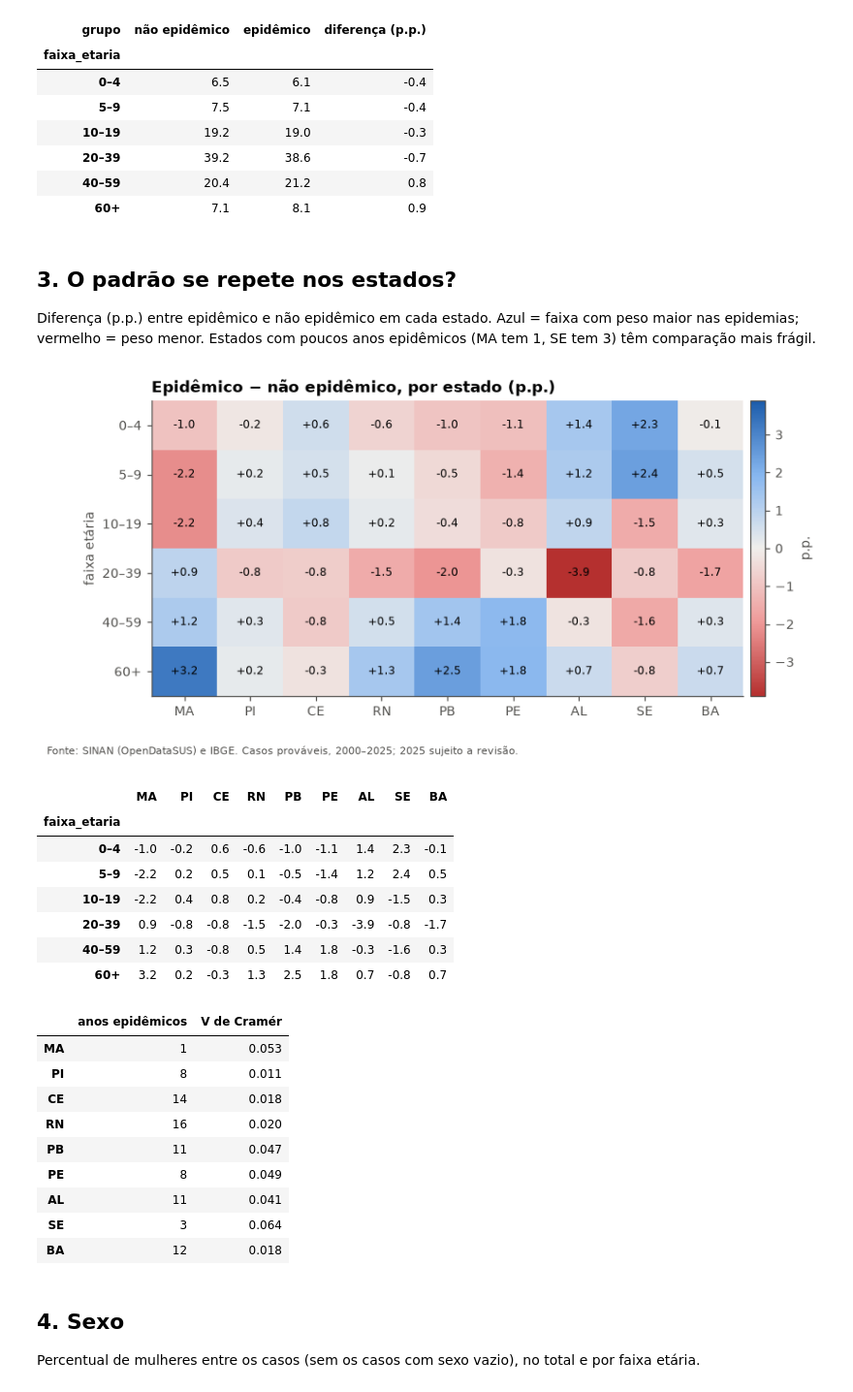
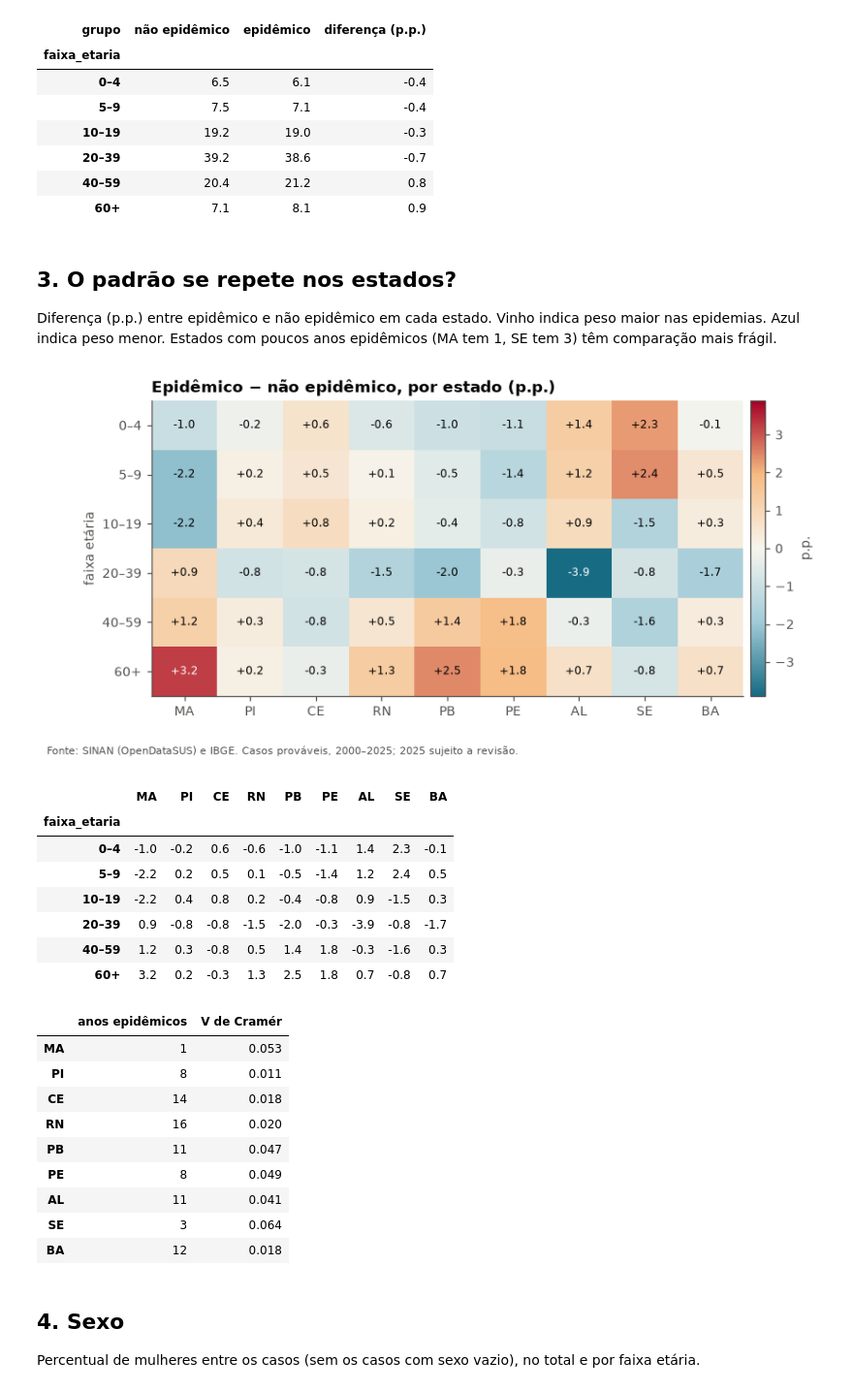
Before and after one commit to suellenferraz/Dengue-eda-northeast-brazil, a Jupyter notebook: notebooks/10_perfil_idade_sexo.ipynb, the cells around one changed output. Shown at 97% size. Cells and saved outputs as stored; diff of their text form; code cells hidden in the pictures.

```diff
--- a/notebooks/10_perfil_idade_sexo.ipynb
+++ b/notebooks/10_perfil_idade_sexo.ipynb
@@ -101,39 +101,39 @@ V de Cramér (idade × grupo) = 0.020
 | 60+ | 7.1 | 8.1 | 0.9 |
 # %% [markdown]
 ## 3. O padrão se repete nos estados?
-Diferença (p.p.) entre epidêmico e não epidêmico em cada estado. Azul = faixa com peso maior nas epidemias; vermelho =
-peso menor. Estados com poucos anos epidêmicos (MA tem 1, SE tem 3) têm comparação mais frágil.
+Diferença (p.p.) entre epidêmico e não epidêmico em cada estado. Vinho indica peso maior nas epidemias. Azul indica peso menor. Estados com poucos anos epidêmicos (MA tem 1, SE tem 3) têm comparação mais frágil.
 # %%
 dif_uf = {}
 for uf, d in perfil.groupby("uf", observed=True):
     t = d.pivot_table(index="faixa_etaria", columns="epidemico", values="casos", aggfunc="sum", observed=True)
     if {True, False} <= set(t.columns):
         p = t / t.sum() * 100
         dif_uf[uf] = p[True] - p[False]
 dif_uf = pd.DataFrame(dif_uf)
 lim = np.abs(dif_uf.to_numpy()).max()
 
 fig, ax = plt.subplots(figsize=(9, 3.8))
-im = ax.imshow(dif_uf, cmap=eda.DIVERGENTE.reversed(), vmin=-lim, vmax=lim, aspect="auto")
+im = ax.imshow(dif_uf, cmap=eda.DIVERGENTE, vmin=-lim, vmax=lim, aspect="auto")
 for i in range(dif_uf.shape[0]):
     for j in range(dif_uf.shape[1]):
-        ax.text(j, i, f"{dif_uf.iloc[i, j]:+.1f}", ha="center", va="center", fontsize=8)
+        ax.text(j, i, f"{dif_uf.iloc[i, j]:+.1f}", ha="center", va="center", fontsize=8,
+                color=eda.cor_rotulo(im.cmap(im.norm(dif_uf.iloc[i, j]))))
 ax.set_xticks(range(dif_uf.shape[1]), dif_uf.columns)
 ax.set_yticks(range(dif_uf.shape[0]), dif_uf.index)
 ax.grid(False)
 ax.set(ylabel="faixa etária", title="Epidêmico − não epidêmico, por estado (p.p.)")
 fig.colorbar(im, ax=ax, label="p.p.", pad=0.01)
 eda.nota(fig)
 plt.show()
 
 display(dif_uf.round(1))
 anos_epi = uf_ano.epidemico.groupby("uf", observed=True).sum()
 v_uf = {uf: eda.v_de_cramer(d.pivot_table(index="faixa_etaria", columns="epidemico", values="casos",
                                           aggfunc="sum", observed=True))
         for uf, d in perfil.groupby("uf", observed=True) if d.epidemico.nunique() == 2}
 pd.DataFrame({"anos epidêmicos": anos_epi, "V de Cramér": pd.Series(v_uf)}).round(3)
 # %% [output]
-[figure, old version]
+[figure, new version]
 |  | MA | PI | CE | RN | PB | PE | AL | SE | BA |
 | faixa_etaria |  |  |  |  |  |  |  |  |  |
 | 0–4 | -1.0 | -0.2 | 0.6 | -0.6 | -1.0 | -1.1 | 1.4 | 2.3 | -0.1 |
```
Also changed, not shown: 4 other files.
